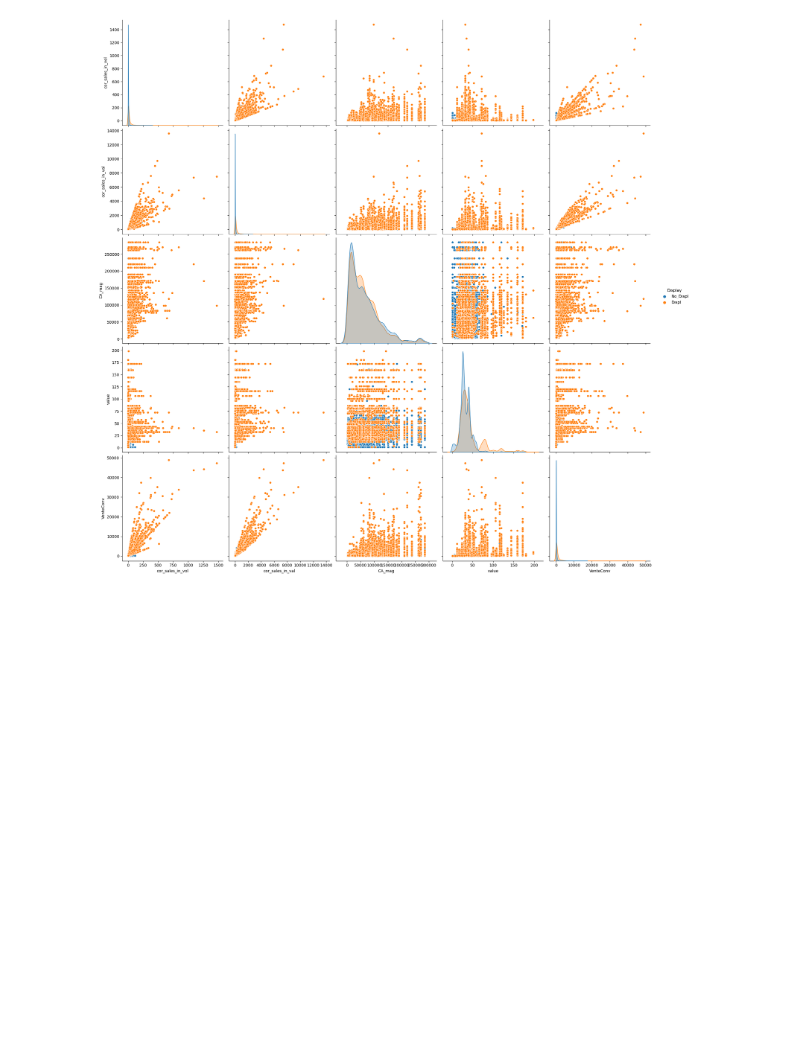
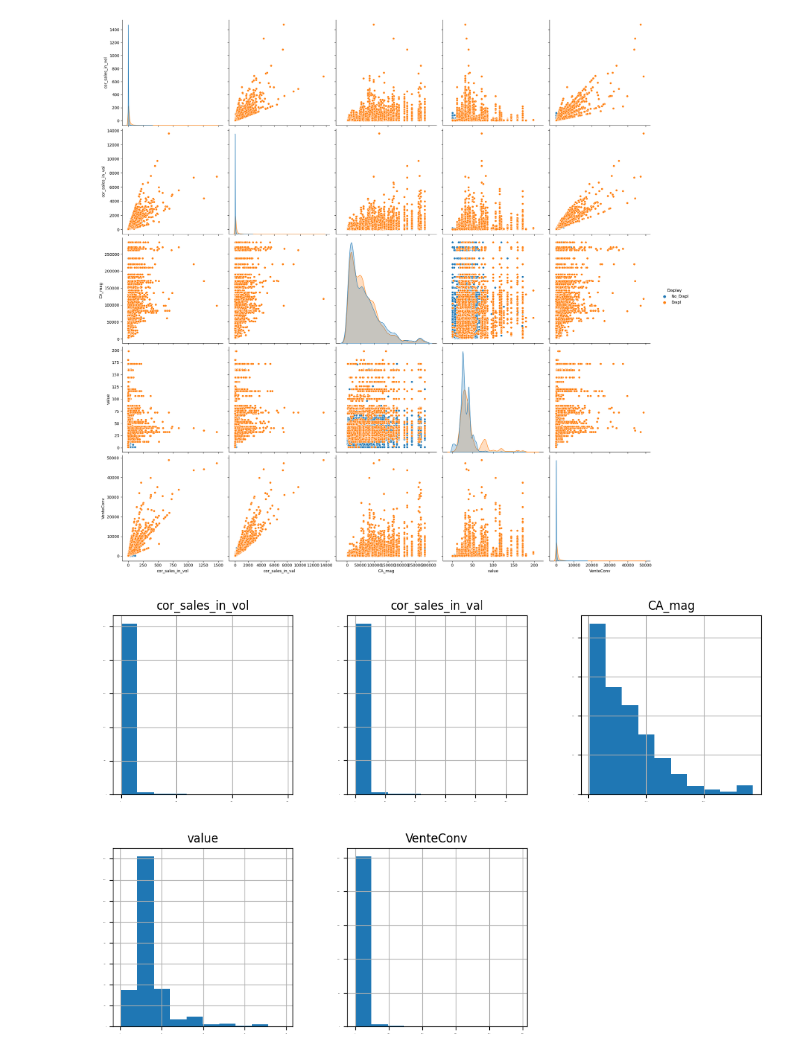
Before and after one commit to Hamid-abdellaoui/classification_modelling, a Jupyter notebook: EDA.ipynb, the cells around one changed output. Drawn from its saved outputs; the diff is of its cells as text; code cells hidden in the pictures; blank space fills up the shorter version.

```diff
--- a/EDA.ipynb
+++ b/EDA.ipynb
@@ -153,3 +153,9 @@ sns.pairplot(dataset, kind="scatter", hue="Display", plot_kws=dict(s=30, edgecol
 plt.show()
 # %% [output]
 [figure]
+# %%
+# histograms
+dataset.hist(sharex=False, sharey=False, layout=(3,3), xlabelsize=1, ylabelsize=1, figsize=(12,12))
+plt.show()
+# %% [output]
+[figure, added]
```
Also changed, not shown: 2 other files.
